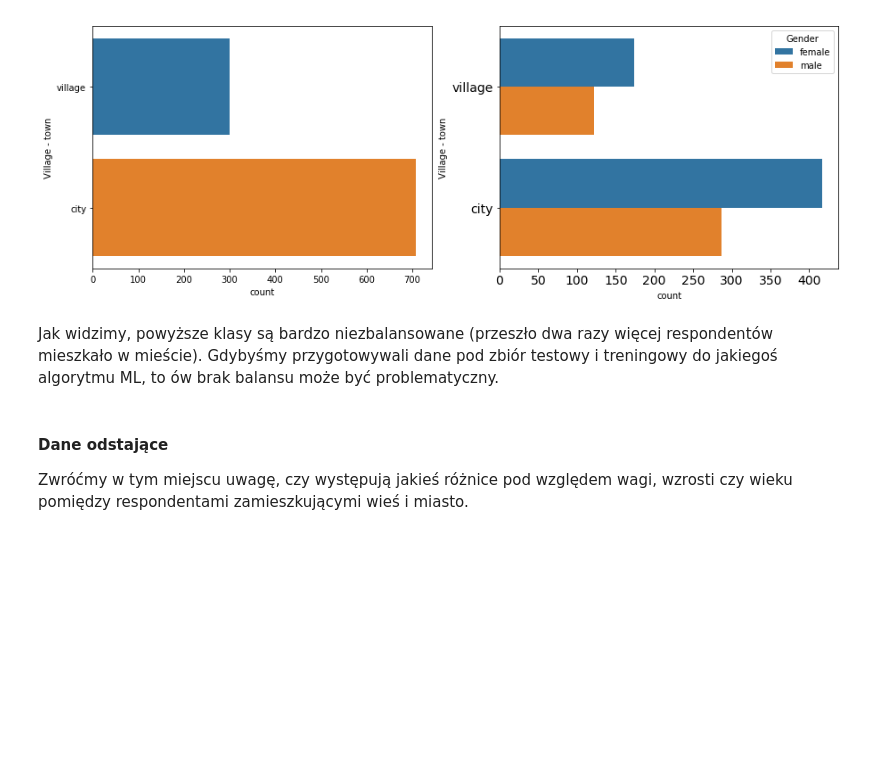
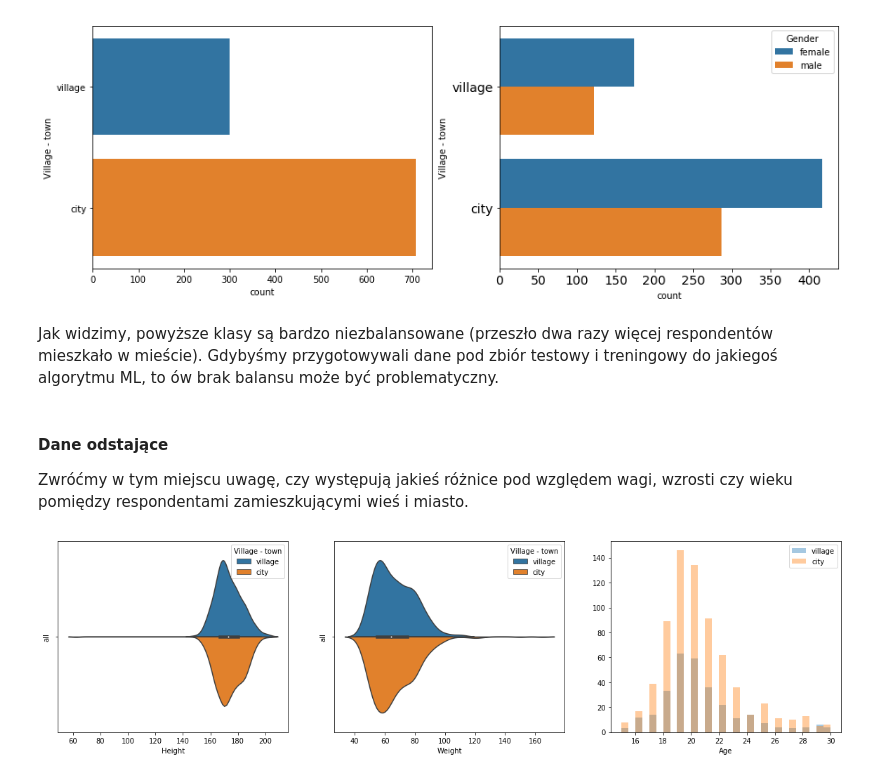
Before and after one commit to kaspiotr/YoungPeopleSurvey, a Jupyter notebook: Statystyka_Matematyczna_PKasprzyk_MKomar.ipynb, the cells around one changed output. Drawn from its saved outputs; the diff is of its cells as text; code cells hidden in the pictures; blank space fills up the shorter version.

Commit message:
Add outliers cut and display some data after cutting it

```diff
--- a/Statystyka_Matematyczna_PKasprzyk_MKomar.ipynb
+++ b/Statystyka_Matematyczna_PKasprzyk_MKomar.ipynb
@@ -165,8 +165,9 @@ def drop_rows_without_values_and_display_village_vs_city_stats(column_name, df):
     plt.xticks(fontsize=14)
     plt.yticks(fontsize=14)
     plt.show()
+    return interesting_var
 
-drop_rows_without_values_and_display_village_vs_city_stats('Village - town', df)
+interesting_var = drop_rows_without_values_and_display_village_vs_city_stats('Village - town', df)
 # %% [output]
 [figure]
 # %% [markdown]
@@ -175,3 +176,21 @@ Jak widzimy, powyższe klasy są bardzo niezbalansowane (przeszło dwa razy wię
 #### Dane odstające
 
 Zwróćmy w tym miejscu uwagę, czy występują jakieś różnice pod względem wagi, wzrosti czy wieku pomiędzy respondentami zamieszkującymi wieś i miasto.
+# %%
+def city_vs_village_height_weight_age_comparison(df, interesting_var):
+    fig, ax = plt.subplots(nrows=1, ncols=3, figsize=(20, 5))
+    data = df.dropna(subset=['Height'])
+    sns.violinplot(x='Height', y="all", hue=interesting_var, data=data, split=True, ax=ax[0]);
+    data = df.dropna(subset=['Weight'])
+    sns.violinplot(x='Weight', y="all", hue=interesting_var, data=data, split=True, ax=ax[1]);
+    interesting_var_ser = df[interesting_var]
+    sns.distplot(df[interesting_var_ser == 'village'].Age.dropna(),
+                 label='village', ax=ax[2], kde=False, bins=30)
+    sns.distplot(df[interesting_var_ser == 'city'].Age.dropna(),
+                 label='city', ax=ax[2], kde=False, bins=30)
+    ax[2].legend()
+    plt.show()
+
+city_vs_village_height_weight_age_comparison(df, interesting_var)
+# %% [output]
+[figure, added]
```
Also changed, not shown: parts of 6 cells of this notebook, 1 other file.
